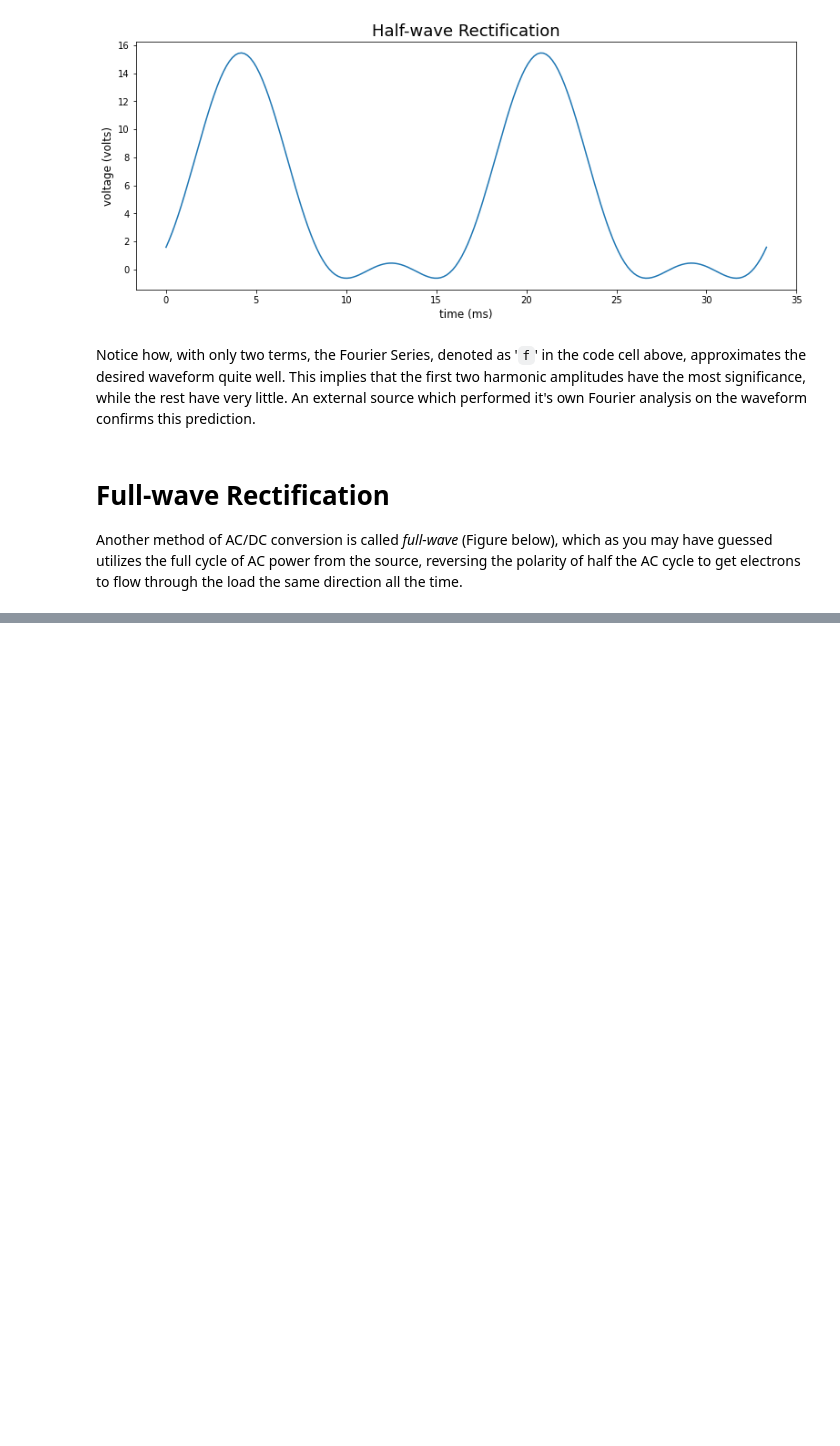
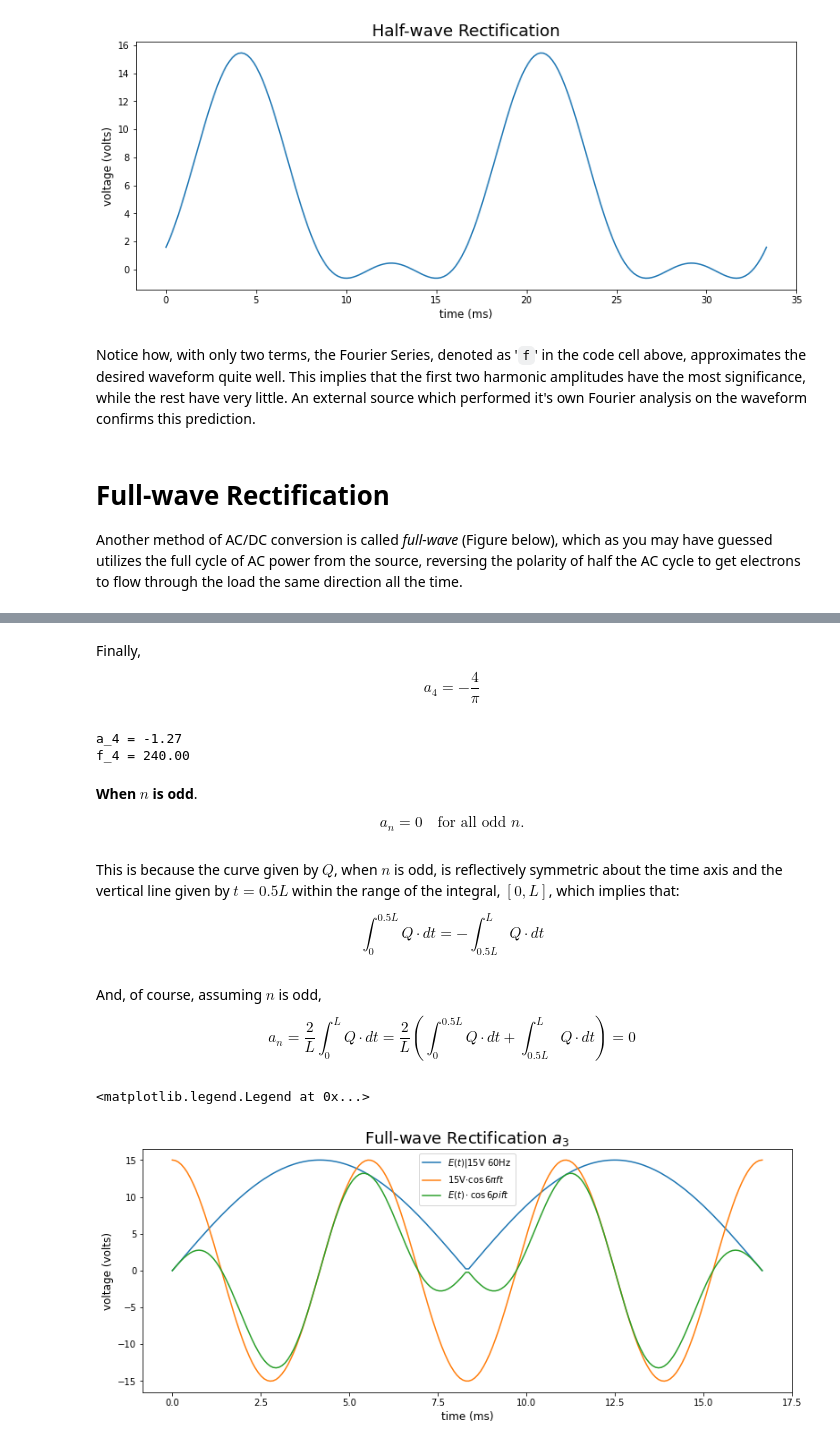
Before and after one commit to jordandll/CircuitTheory-Jupyter, a Jupyter notebook: AlternatingCurrent/Mixed-Frequency/OtherWaveshapes.ipynb, the cells around one changed output, grey strips where cells are left out. Drawn from its saved outputs; the diff is of its cells as text; code cells hidden in the pictures; blank space fills up the shorter version.

```diff
--- a/AlternatingCurrent/Mixed-Frequency/OtherWaveshapes.ipynb
+++ b/AlternatingCurrent/Mixed-Frequency/OtherWaveshapes.ipynb
@@ -411,0 +574,42 @@ $$b_2 = \frac{30}{L}(0 - 0) = 0 $$
+# %% [markdown]
+Finally,
+$$ a_4 = - \frac{4}{\pi}$$
+# %%
+a_4 = -4/np.pi
+f_4 = f*4
+print(f'a_4 = {a_4:.2f}\nf_4 = {f_4:.2f}')
+# %% [output]
+a_4 = -1.27
+f_4 = 240.00
+# %% [markdown]
+**When $n$ is odd**.
+
+$$ a_n = 0 \quad \text{for all odd } n \text{.}$$
+# %% [markdown]
+This is because the curve given by $Q$, when $n$ is odd, is reflectively symmetric about the time axis and the vertical line given by $t=0.5L$ within the range of the integral, $[0, L]$, which implies that:
+
+$$ \int_0^{0.5L} Q \cdot dt = - \int_{0.5L}^L Q \cdot dt$$
+# %% [markdown]
+And, of course, assuming $n$ is odd,
+$$ a_n = \frac{2}{L} \int_0^L Q \cdot dt = \frac{2}{L} \left(\int_0^{0.5L}Q \cdot dt + \int_{0.5L}^L Q \cdot dt \right) = 0$$
+# %%
+# Define the trig function of the integrand.
+n = 3
+y = 15*np.cos(n*2*np.pi*f*t)
+
+# Create the figure and axes.
+fig, ax = plt.subplots(figsize=(13,5))
+
+# Set the axes props.
+ax.set_title('Full-wave Rectification ' + r'$a_' + str(n) + r'$' , size=18)
+ax.set_xlabel('time (ms)', size=12)
+ax.set_ylabel('voltage (volts)', size=12)
+
+# Plot the data.
+ax.plot(t*1000, E, label=r'$E(t) | 15$V $60$Hz')
+ax.plot(t*1000, y, label=r'$15$V$\cdot\cos' +  str(n*2)+ r'\pi f t$')
+ax.plot(t*1000, E*y/15, label=r'$E(t)\cdot\cos' + str(n*2) + r'pi f t$')
+ax.legend()
+# %% [output]
+<matplotlib.legend.Legend at 0x...>
+[figure, added]
```
Also changed, not shown: parts of 122 cells of this notebook, 6 other files.
